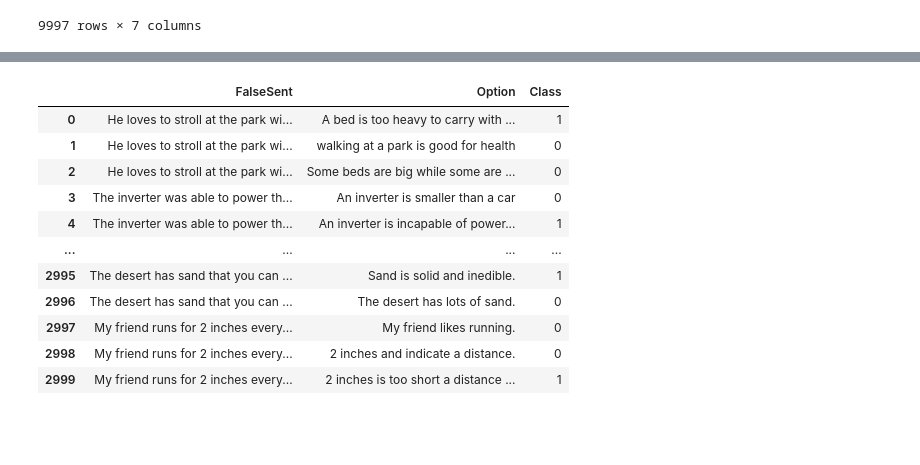
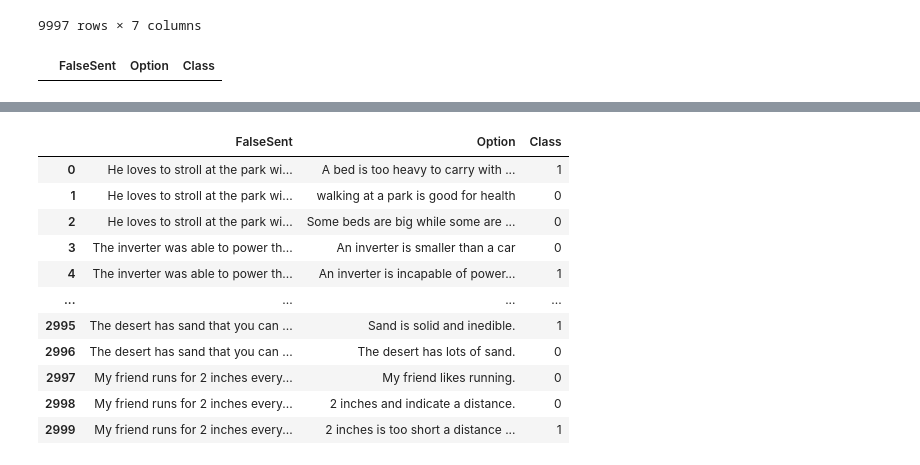
Before and after one commit to ShilpuSri/comVE, a Jupyter notebook: src/Kaggle notebooks/comve-taskb-final.ipynb, the cells around one changed output, grey strips where cells are left out. Saved outputs shown, nothing was run; the diff lists cells and outputs as text; code cells hidden in the pictures; blank space fills up the shorter version.

```diff
--- a/src/Kaggle notebooks/comve-taskb-final.ipynb
+++ b/src/Kaggle notebooks/comve-taskb-final.ipynb
@@ -87,6 +105,10 @@ column_names = ["FalseSent","Option", "Class"]
 result1 = pd.DataFrame(columns = column_names)
 result1_dev = pd.DataFrame(columns = column_names)
 result1_test = pd.DataFrame(columns = column_names)
+# %%
+result1
+# %% [output]
+|  | FalseSent | Option | Class |
 # %%
 falsesent=[]
 option=[]
```
Also changed, not shown: parts of 7 cells of this notebook.
